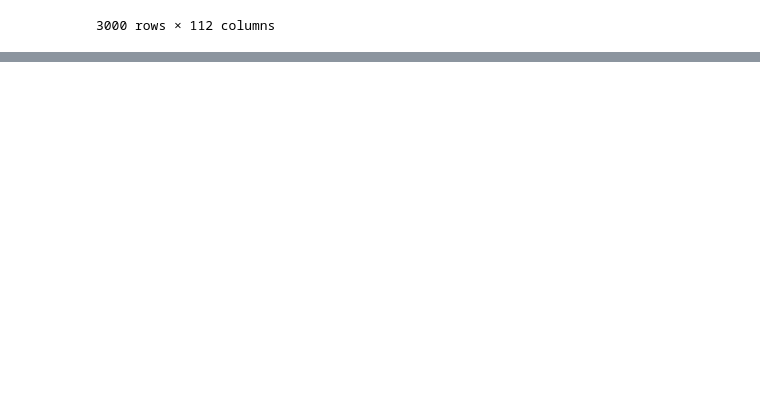
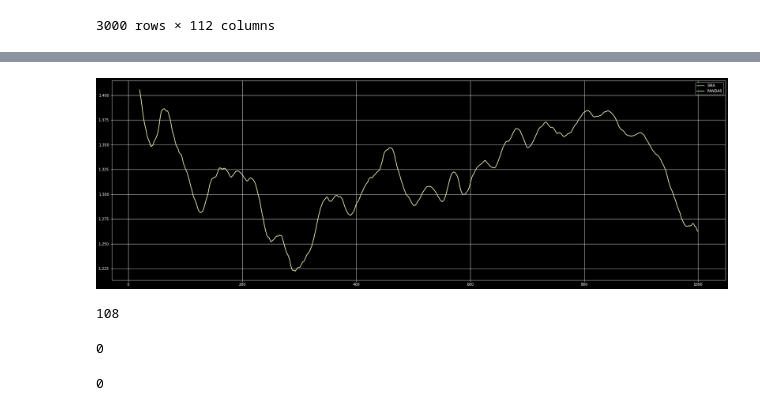
Before and after one commit to SrJMaia/backup-first-studies, a Jupyter notebook: Backtest/limpo.ipynb, the cells around one changed output, grey strips where cells are left out. Drawn from its saved outputs; the diff is of its cells as text; code cells hidden in the pictures; blank space fills up the shorter version.

Commit message:
Adicionado algumas funções em pandas para calculo mais rapido Feito o arredondamento para 5 casas

```diff
--- a/Backtest/limpo.ipynb
+++ b/Backtest/limpo.ipynb
@@ -35,17 +29,16 @@ robot.normal_data_to_array()
+# %%
+eur = robot.get_normal_data()['EURUSD_Open']
 # %%
 @njit
-def find_min_max(array, periodo):
-    all_min = np.empty((array.size), dtype='float64')
-    all_max = np.empty((array.size), dtype='float64')
-    calc = np.empty((periodo), dtype='float64')
+def SMA(array, periodo):
+    sma = np.empty((array.size), dtype='float64')
     for i in np.arange(array.size):
         if i < periodo:
-            all_min[i] = np.nan
-            all_max[i] = np.nan
+            sma[i] = array[i]
             continue
+        calc = 0
         for j in np.arange(periodo):
-            calc[j] = array[i-j]
-        all_min[i] = calc.min()
-        all_max[i] = calc.max()
+            calc += array[i-j]
+        sma[i] = calc / periodo
 
-    return all_min, all_max
+    return sma
@@ -56,0 +45,5 @@ Wall time: 1.55 s
+# %%
+%%time
+sma = np.around(SMA(eur.to_numpy(), 20),5)
+# 900ms
+# 1ms
@@ -56,0 +57,20 @@ Wall time: 1.55 s
+# %%
+plt.plot(pd.Series(sma).iloc[20:1000], label='SMA')
+plt.plot(eur.rolling(20).mean()[20:1000], label='PANDAS')
+plt.legend()
+plt.grid()
+plt.show()
+# %% [output]
+[figure, added]
+# %%
+(np.around(sma, 5) == pandas).sum()
+# %% [output]
+108
+# %%
+(np.around(ema_no_coef, 5) == ema_pandas).sum()
+# %% [output]
+0
+# %%
+(np.around(ema_pmo, 5) == ema_pandas).sum()
+# %% [output]
+0
```
Also changed, not shown: parts of 6 cells of this notebook, 5 other files.
